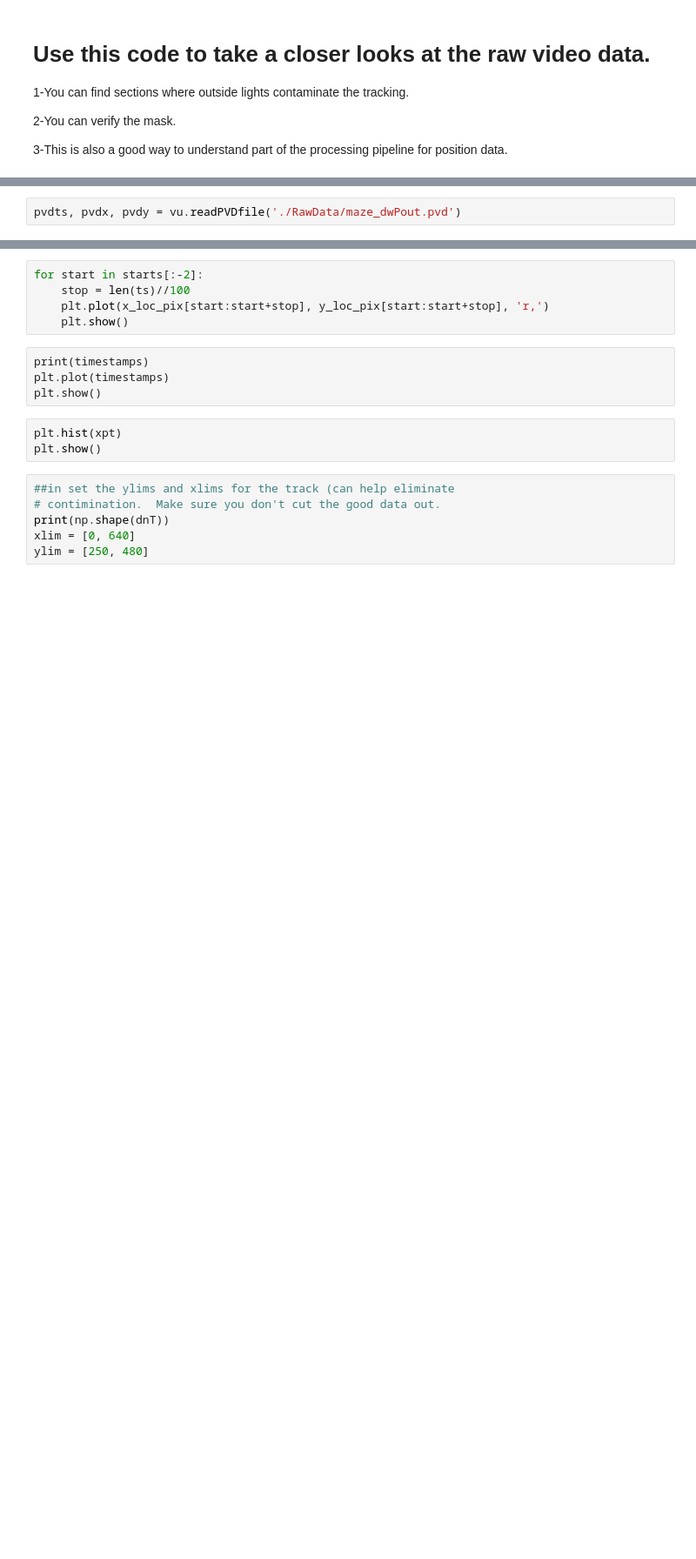
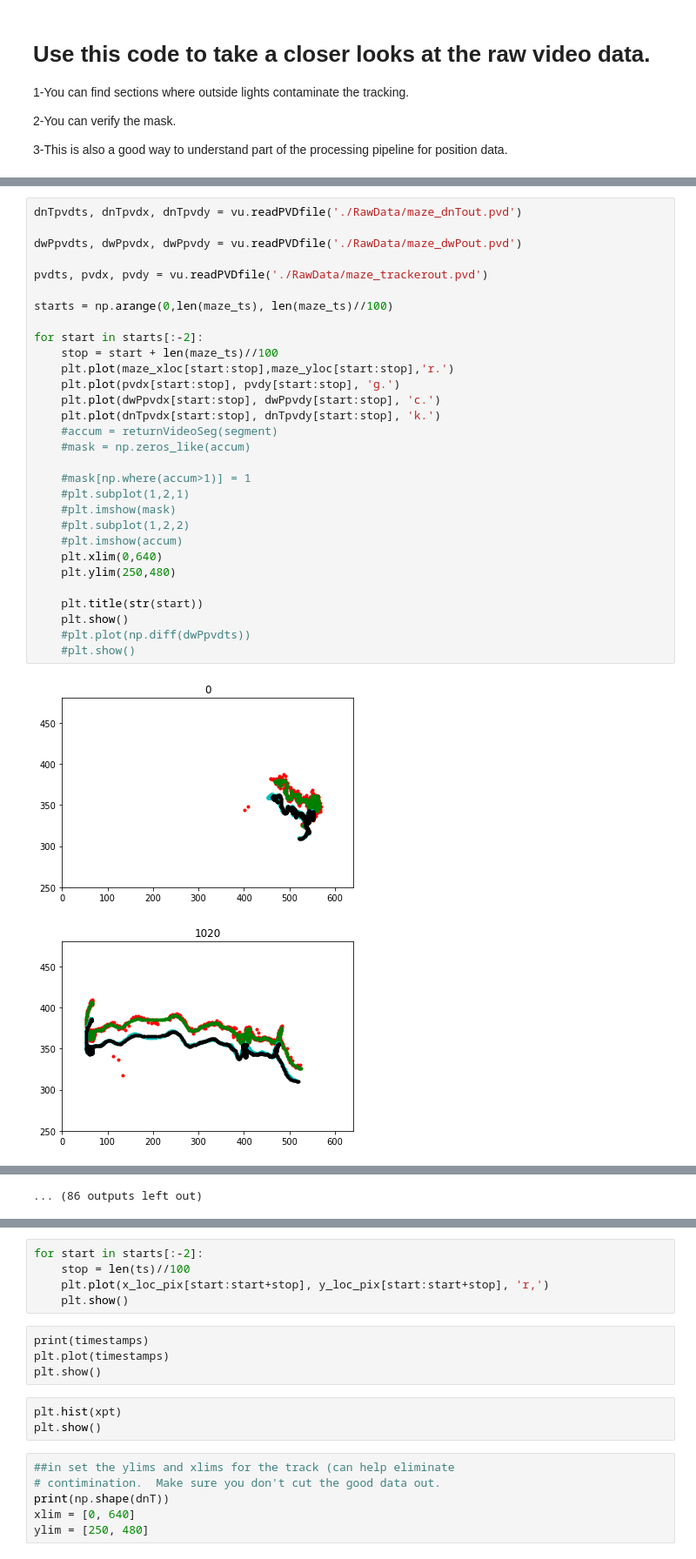
Before and after one commit to alejandroterrazas/Position-Code, a Jupyter notebook: ExamineRawVideo.ipynb, the cells around one changed output, grey strips where cells are left out. Shown at 87% size. Cells and saved outputs as stored; diff of their text form; blank space fills up the shorter version.

```diff
--- a/ExamineRawVideo.ipynb
+++ b/ExamineRawVideo.ipynb
@@ -39,2 +43,33 @@ maze_yloc = y_loc_pix[79000:]
-# %%
-pvdts, pvdx, pvdy = vu.readPVDfile('./RawData/maze_dwPout.pvd')
+# %%
+dnTpvdts, dnTpvdx, dnTpvdy = vu.readPVDfile('./RawData/maze_dnTout.pvd')
+
+dwPpvdts, dwPpvdx, dwPpvdy = vu.readPVDfile('./RawData/maze_dwPout.pvd')
+
+pvdts, pvdx, pvdy = vu.readPVDfile('./RawData/maze_trackerout.pvd')
+
+starts = np.arange(0,len(maze_ts), len(maze_ts)//100)
+
+for start in starts[:-2]:
+    stop = start + len(maze_ts)//100
+    plt.plot(maze_xloc[start:stop],maze_yloc[start:stop],'r.')
+    plt.plot(pvdx[start:stop], pvdy[start:stop], 'g.')
+    plt.plot(dwPpvdx[start:stop], dwPpvdy[start:stop], 'c.')
+    plt.plot(dnTpvdx[start:stop], dnTpvdy[start:stop], 'k.')
+    #accum = returnVideoSeg(segment)
+    #mask = np.zeros_like(accum)
+
+    #mask[np.where(accum>1)] = 1
+    #plt.subplot(1,2,1)
+    #plt.imshow(mask)
+    #plt.subplot(1,2,2)
+    #plt.imshow(accum)
+    plt.xlim(0,640)
+    plt.ylim(250,480)
+
+    plt.title(str(start))
+    plt.show()
+    #plt.plot(np.diff(dwPpvdts))
+    #plt.show()
+# %% [output]
+[figure, added]
+[figure, added]
@@ -40,0 +86 @@ pvdts, pvdx, pvdy = vu.readPVDfile('./RawData/maze_dwPout.pvd')
+... (86 outputs left out)
```
Also changed, not shown: parts of 15 cells of this notebook, 3 other files.
